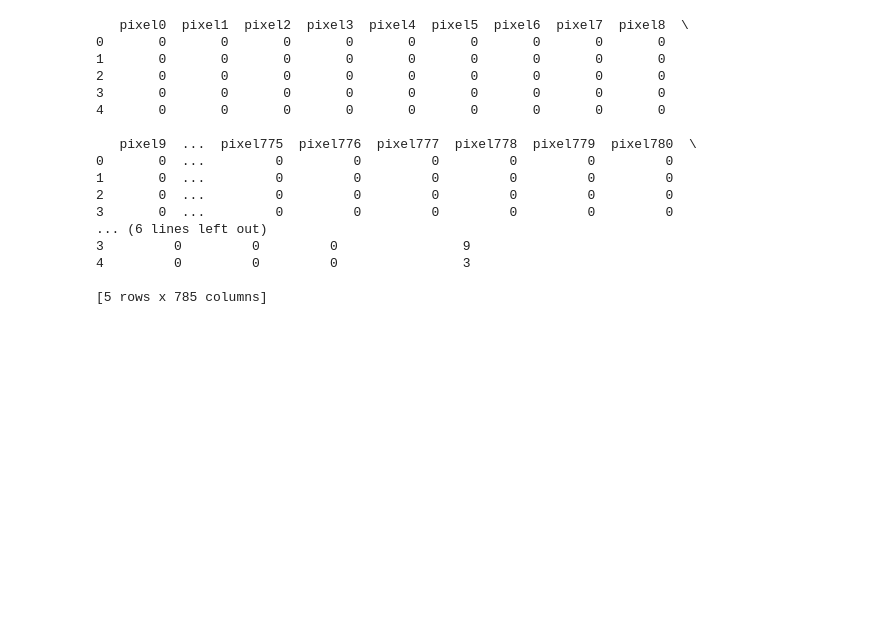
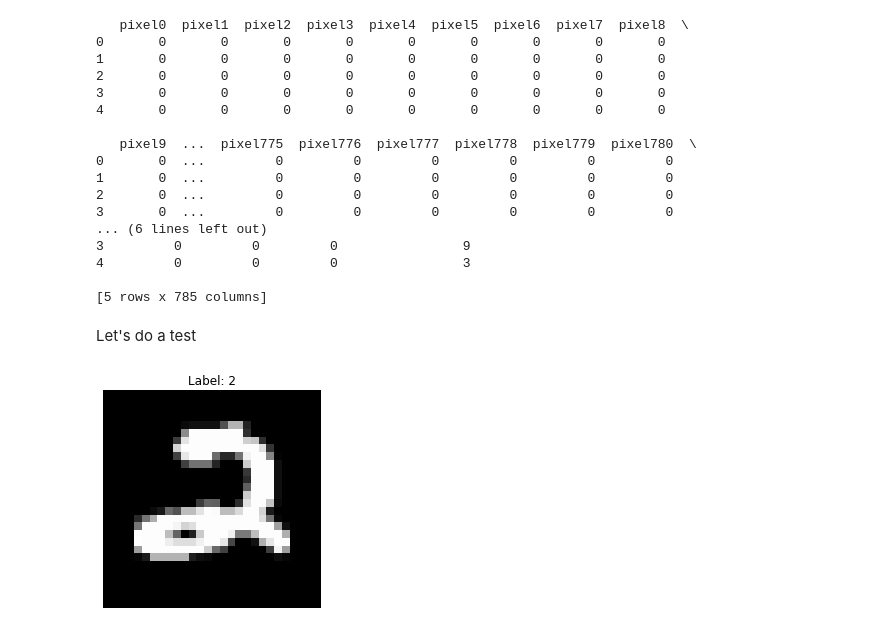
Before and after one commit to HussainGhonem/Digit_recognizer_model, a Jupyter notebook: Digit_recognizer_model.ipynb, the cells around one changed output. Drawn from its saved outputs; the diff is of its cells as text; code cells hidden in the pictures; blank space fills up the shorter version.

```diff
--- a/Digit_recognizer_model.ipynb
+++ b/Digit_recognizer_model.ipynb
@@ -182,3 +184,27 @@ result_df = pd.DataFrame({'image_id': test_data.index, 'predicted_label': predic
 
 # Save the result DataFrame to a CSV file
 result_df.to_csv('digit-recognizer\\test_id_and_labels.csv', index=False)
+# %% [markdown]
+Let's do a test
+# %%
+# Load your dataset
+predicted_data = pd.read_csv('digit-recognizer\\test_id_and_labels.csv')
+data = pd.read_csv('digit-recognizer\\test.csv')
+
+# Choose a row to display (for example, the first row)
+row_index = 0
+
+# Extract the predicted label from the cv we predicted it and pixel values from the origin data
+label = predicted_data.loc[row_index, 'predicted_label']
+pixels = data.loc[row_index, 'pixel0':'pixel783']  # Assuming 28x28 = 784 pixels
+
+# Reshape pixel values into a 28x28 array
+image_array = np.array(pixels).reshape(28, 28)
+
+# Display the image
+plt.imshow(image_array, cmap='gray')  # Display the image in grayscale
+plt.title(f'Label: {label}')  # Add the label as the title
+plt.axis('off')  # Turn off axis
+plt.show()
+# %% [output]
+[figure, added]
```
Also changed, not shown: parts of 6 cells of this notebook.
